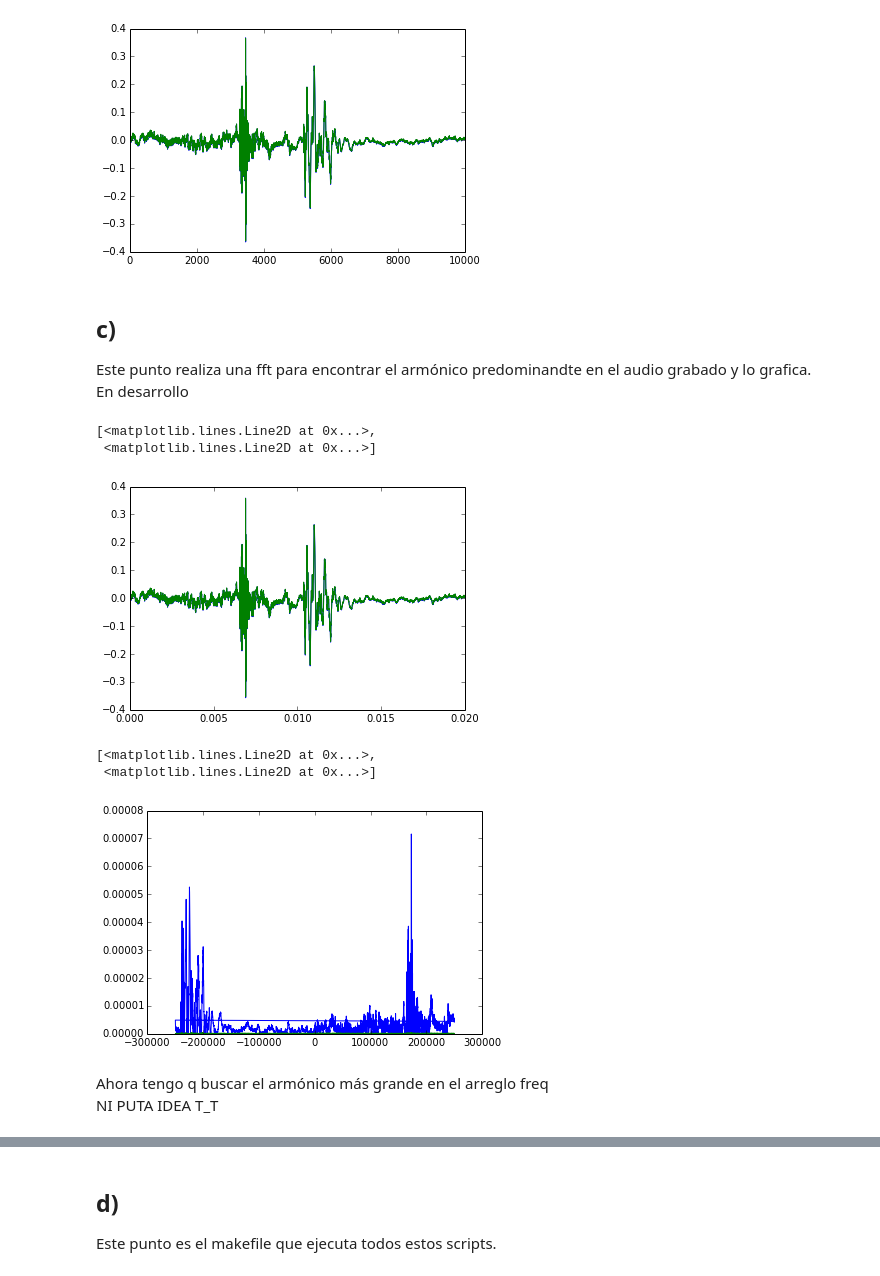
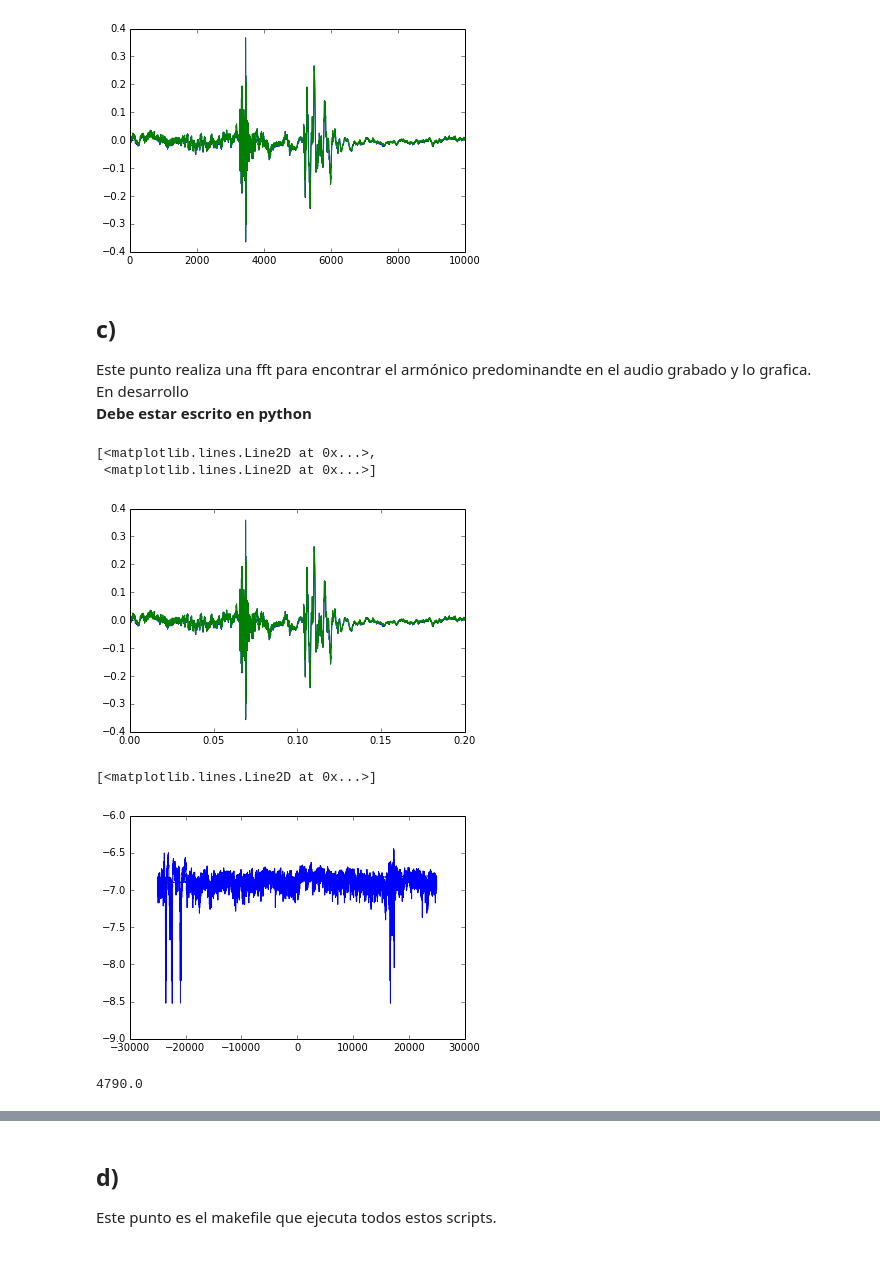
Before and after one commit to alvise30/CM20151_HW4_ElkinAlvis, a Jupyter notebook: P3/Punto_3.ipynb, the cells around one changed output, grey strips where cells are left out. Saved outputs shown, nothing was run; the diff lists cells and outputs as text; code cells hidden in the pictures.

```diff
--- a/P3/Punto_3.ipynb
+++ b/P3/Punto_3.ipynb
@@ -30,26 +32,23 @@ c)
 ---
 Este punto realiza una fft para encontrar el armónico predominandte en el audio grabado y lo grafica.
 En desarrollo
+**Debe estar escrito en python**
 # %%
 n = 10000 # number of point in the whole interval
-f = 200.0 #  frequency in Hz
+f = 20.0 #  frequency in Hz
 dt = 1 / (f * n/4 ) #32 samples per unit requency
 t = linspace( 0, (n-1)*dt, n)
-y = sin(tmp[:])
+y = sin(tmp)
 # %%
 plt.plot(t,y)
 # %% [output]
 [<matplotlib.lines.Line2D at 0x...>,
  <matplotlib.lines.Line2D at 0x...>]
-[figure, old version]
+[figure, new version]
 # %%
-fft_x = fft(y) / n # FFT Normalized
-freq = fftfreq(n, dt) # Recuperamos las frecuencias
-plot(freq,np.abs(fft_x))
+fft_x = fft(y)/n# FFT Normalized
+freq = fftfreq(n,dt) # Recuperamos las frecuencias
+plot(freq,log10(abs(fft_x[:,1])))
 # %% [output]
-[<matplotlib.lines.Line2D at 0x...>,
- <matplotlib.lines.Line2D at 0x...>]
+[<matplotlib.lines.Line2D at 0x...>]
-[figure, old version]
+[figure, new version]
-# %% [markdown]
-Ahora tengo q buscar el armónico más grande en el arreglo freq
-NI PUTA IDEA T_T
@@ -55,0 +67,4 @@ NI PUTA IDEA T_T
+# %%
+arm_principal(fft_x)
+# %% [output]
+4790.0
```
Also changed, not shown: parts of 4 cells of this notebook, 1 other file.
